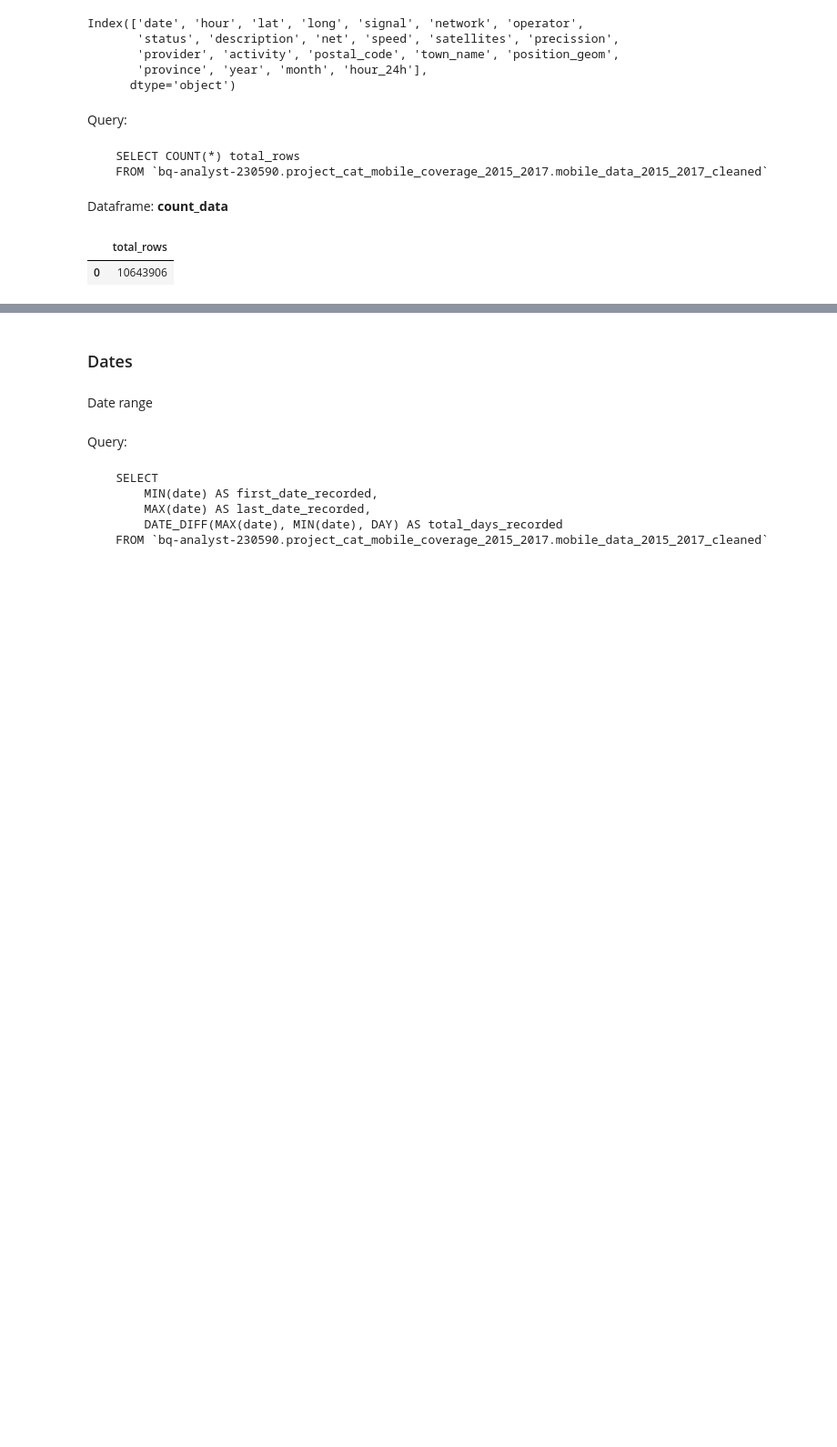
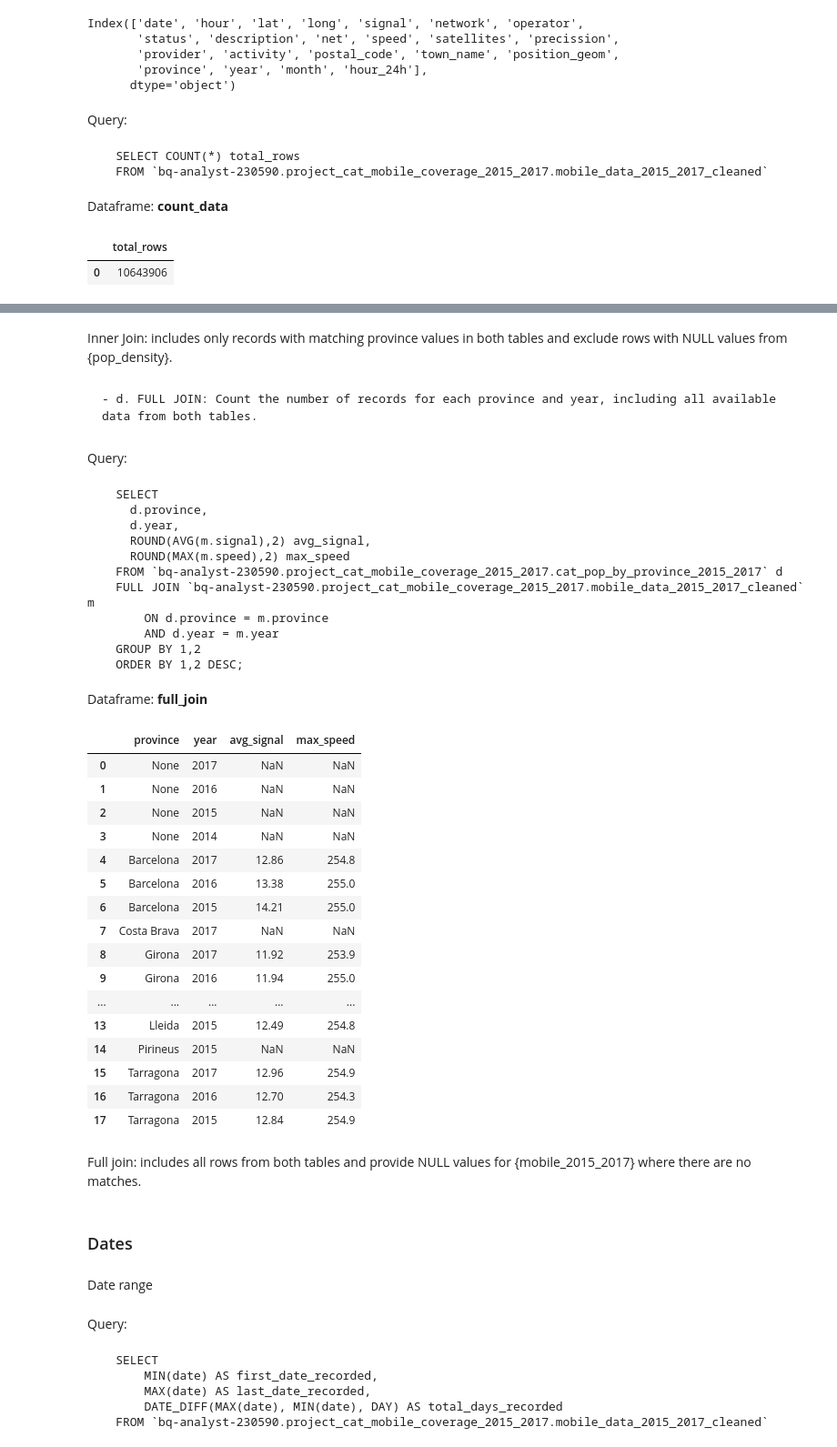
Before and after one commit to alleida23/Catalonian_Mobile_Coverage_2015_2017, a Jupyter notebook: 2. Python Exploratory Data Analysis.ipynb, the cells around one changed output, grey strips where cells are left out. Shown at 91% size. Saved outputs shown, nothing was run; the diff lists cells and outputs as text; code cells hidden in the pictures; blank space fills up the shorter version.

```diff
--- a/2. Python Exploratory Data Analysis.ipynb
+++ b/2. Python Exploratory Data Analysis.ipynb
@@ -84,3 +778,61 @@ Dataframe: **count_data**
+# %% [markdown]
+Inner Join: includes only records with matching province values in both tables and exclude rows with NULL values from {pop_density}.
+# %% [markdown]
+    - d. FULL JOIN: Count the number of records for each province and year, including all available data from both tables.
+# %%
+# Datasets: {mobile_data_cleaned}, {pop_density}, {percapita_income}
+
+query = f"""
+    SELECT
+      d.province,
+      d.year,
+      ROUND(AVG(m.signal),2) avg_signal,
+      ROUND(MAX(m.speed),2) max_speed
+    FROM `{pop_density}` d
+    FULL JOIN `{mobile_data_cleaned}` m
+        ON d.province = m.province
+        AND d.year = m.year
+    GROUP BY 1,2
+    ORDER BY 1,2 DESC;
+    """
+# DataFrame name
+df_name = "full_join"
+
+# Execute the query and store the result in the DataFrame
+query_df(query, df_name)
+# %% [output]
+Query:
+    SELECT
+      d.province,
+      d.year,
+      ROUND(AVG(m.signal),2) avg_signal,
+      ROUND(MAX(m.speed),2) max_speed
+    FROM `bq-analyst-230590.project_cat_mobile_coverage_2015_2017.cat_pop_by_province_2015_2017` d
+    FULL JOIN `bq-analyst-230590.project_cat_mobile_coverage_2015_2017.mobile_data_2015_2017_cleaned` m
+        ON d.province = m.province
+        AND d.year = m.year
+    GROUP BY 1,2
+    ORDER BY 1,2 DESC;
+Dataframe: **full_join**
+|  | province | year | avg_signal | max_speed |
+| 0 | None | 2017 | NaN | NaN |
+| 1 | None | 2016 | NaN | NaN |
+| 2 | None | 2015 | NaN | NaN |
+| 3 | None | 2014 | NaN | NaN |
+| 4 | Barcelona | 2017 | 12.86 | 254.8 |
+| 5 | Barcelona | 2016 | 13.38 | 255.0 |
+| 6 | Barcelona | 2015 | 14.21 | 255.0 |
+| 7 | Costa Brava | 2017 | NaN | NaN |
+| 8 | Girona | 2017 | 11.92 | 253.9 |
+| 9 | Girona | 2016 | 11.94 | 255.0 |
+| ... | ... | ... | ... | ... |
+| 13 | Lleida | 2015 | 12.49 | 254.8 |
+| 14 | Pirineus | 2015 | NaN | NaN |
+| 15 | Tarragona | 2017 | 12.96 | 254.9 |
+| 16 | Tarragona | 2016 | 12.70 | 254.3 |
+| 17 | Tarragona | 2015 | 12.84 | 254.9 |
+# %% [markdown]
+Full join: includes all rows from both tables and provide NULL values for {mobile_2015_2017} where there are no matches.
 # %% [markdown]
 ### Dates
 # %% [markdown]
```
Also changed, not shown: parts of 50 cells of this notebook.
